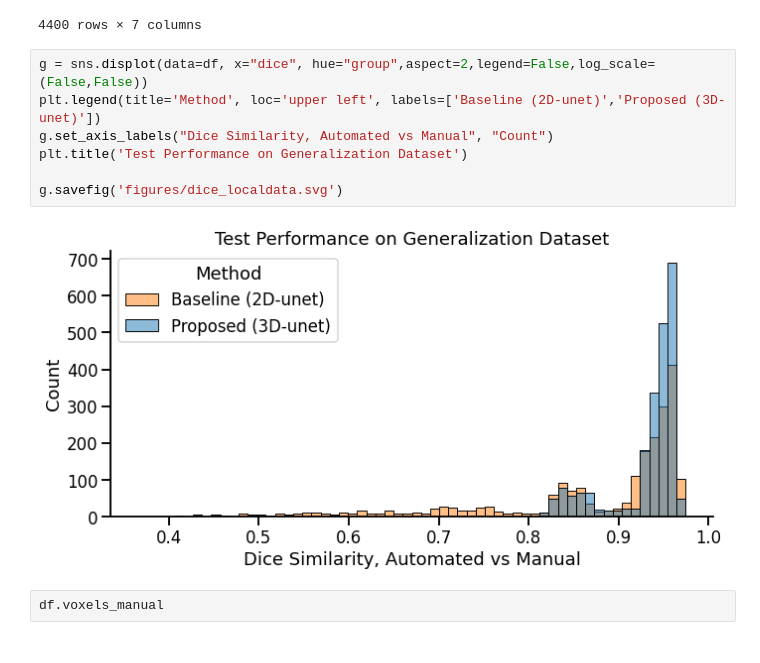
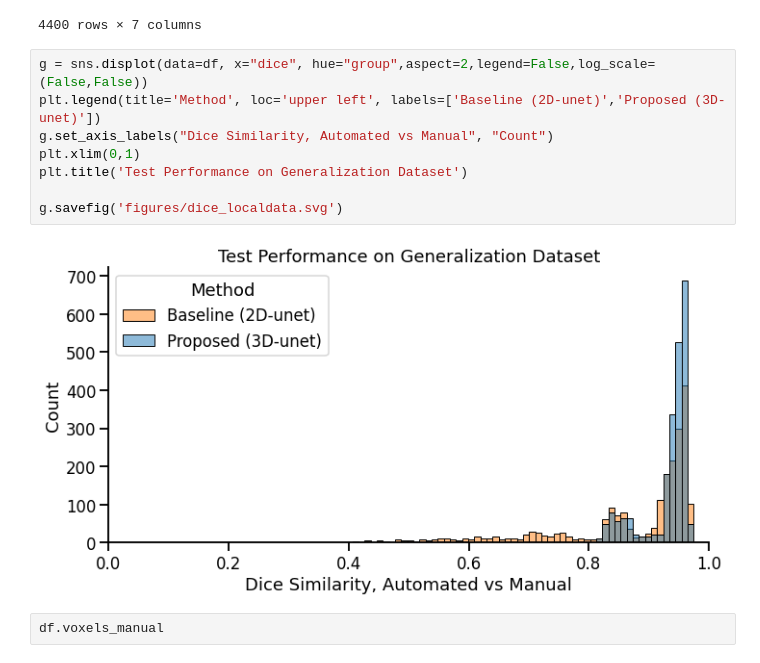
Before and after one commit to akhanf/funcmasker-compare, a Jupyter notebook: analysis.ipynb, the cells around one changed output. Cells and saved outputs as stored; diff of their text form.

```diff
--- a/analysis.ipynb
+++ b/analysis.ipynb
@@ -164,12 +164,13 @@ df
 # %%
 g = sns.displot(data=df, x="dice", hue="group",aspect=2,legend=False,log_scale=(False,False))
 plt.legend(title='Method', loc='upper left', labels=['Baseline (2D-unet)','Proposed (3D-unet)'])
 g.set_axis_labels("Dice Similarity, Automated vs Manual", "Count")
+plt.xlim(0,1)
 plt.title('Test Performance on Generalization Dataset')
 
 g.savefig('figures/dice_localdata.svg')
 # %% [output]
-[figure, old version]
+[figure, new version]
 # %%
 df.voxels_manual
 # %% [output]
```
Also changed, not shown: parts of 5 cells of this notebook, 4 other files.
